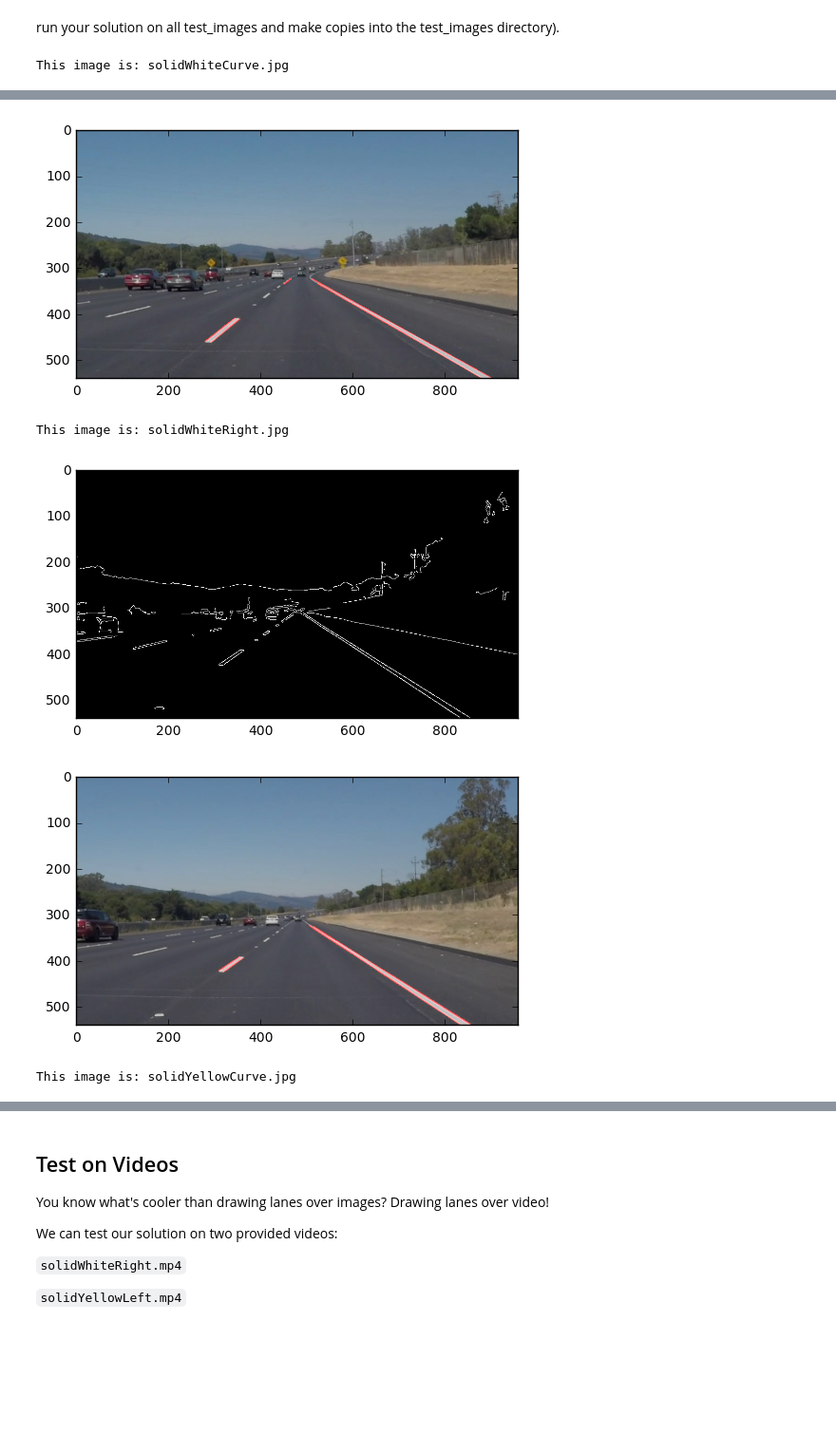
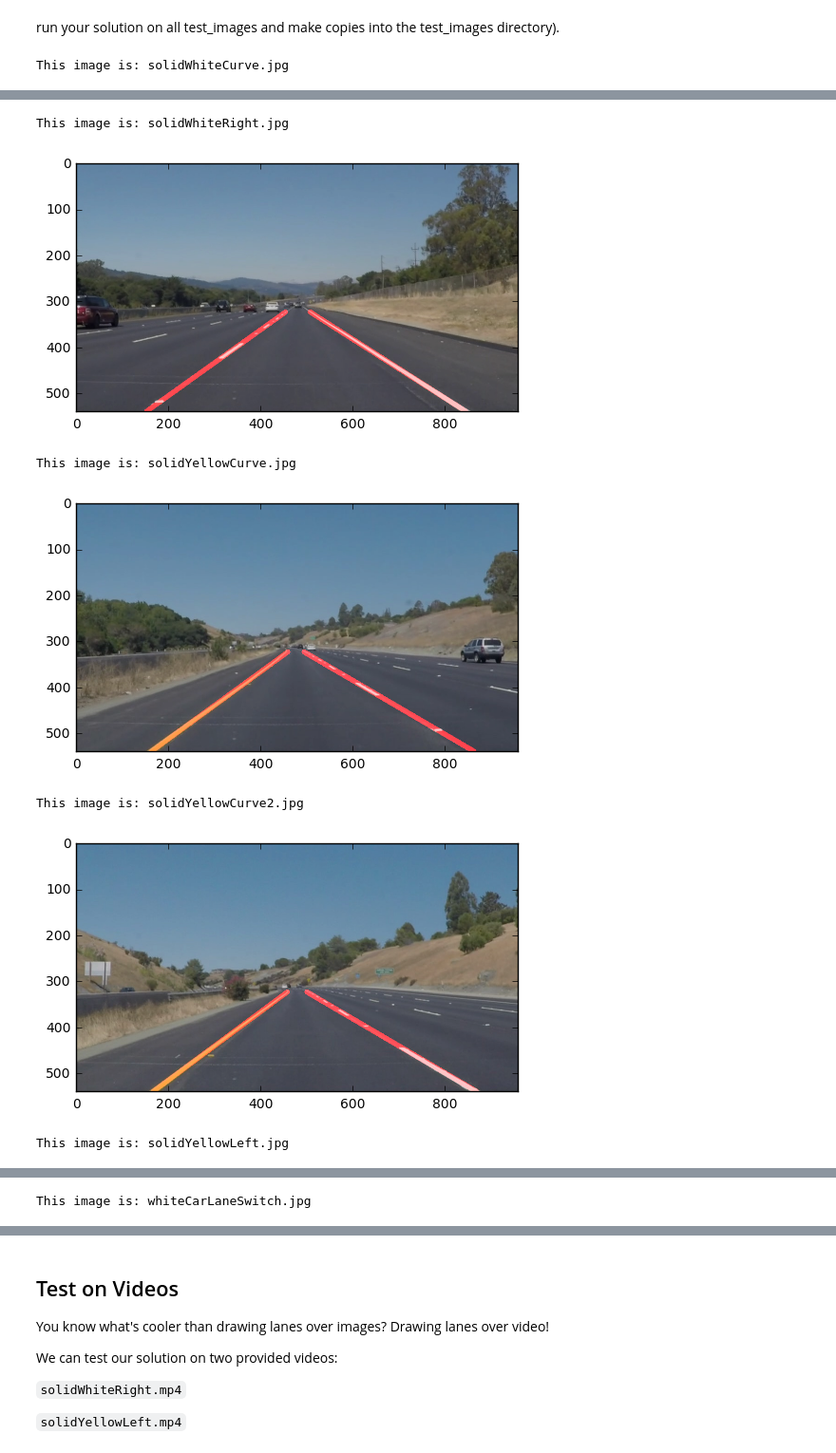
Before and after one commit to racersmith/SDCND-P1, a Jupyter notebook: P1.ipynb, the cells around one changed output, grey strips where cells are left out. Shown at 95% size. Saved outputs shown, nothing was run; the diff lists cells and outputs as text; code cells hidden in the pictures; blank space fills up the shorter version.

Commit message:
Whoot!  Working overlay, albiet a bit messy

```diff
--- a/P1.ipynb
+++ b/P1.ipynb
@@ -216,17 +281,23 @@ for file in test_image_files:
 
     # Canny
     edges = canny(gray_blur, canny_low, canny_high)
-    plt.imshow(edges, cmap='gray')
-    plt.show()
+#     plt.imshow(edges, cmap='gray')
+#     plt.show()
 
     # Region of Interest
     masked_edges = region_of_interest(edges, vertices)
 
     # Hough Transform
-    hough = hough_lines(masked_edges, rho, theta, threshold, min_line_len, max_line_gap)
-    overlay = weighted_img(hough, image)
+    lanes = mark_lanes(masked_edges, rho, theta, threshold, min_line_len, max_line_gap)
+#     print (lanes)
+
+    marked_lanes = draw_lines(np.zeros_like(image), lanes, color=[255, 0, 0], thickness=10)
+#     plt.imshow(marked_lanes)
+#     plt.show()
+
+
+    overlay = weighted_img(marked_lanes, image)
     plt.imshow(overlay)
-#     plt.imshow(hough, cmap='gray')
     plt.show()
 # %% [output]
 This image is: solidWhiteCurve.jpg
@@ -234,5 +305,7 @@ This image is: solidWhiteCurve.jpg
+This image is: solidWhiteRight.jpg
-[figure, old version]
+[figure, new version]
-This image is: solidWhiteRight.jpg
+This image is: solidYellowCurve.jpg
-[figure, old version]
+[figure, new version]
+This image is: solidYellowCurve2.jpg
-[figure, old version]
+[figure, new version]
-This image is: solidYellowCurve.jpg
+This image is: solidYellowLeft.jpg
@@ -239,0 +313 @@ This image is: solidYellowCurve.jpg
+This image is: whiteCarLaneSwitch.jpg
```
Also changed, not shown: parts of 2 cells of this notebook.
